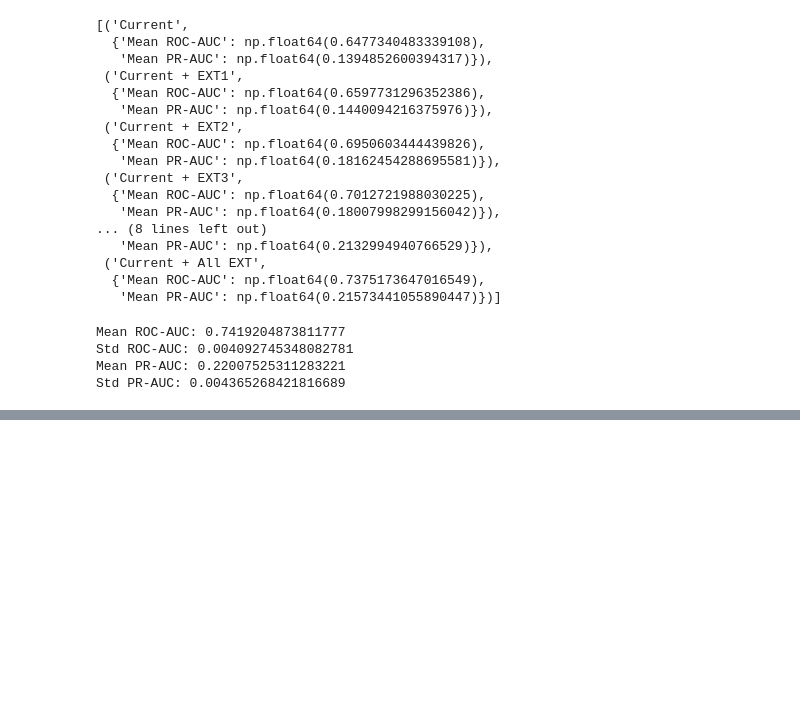
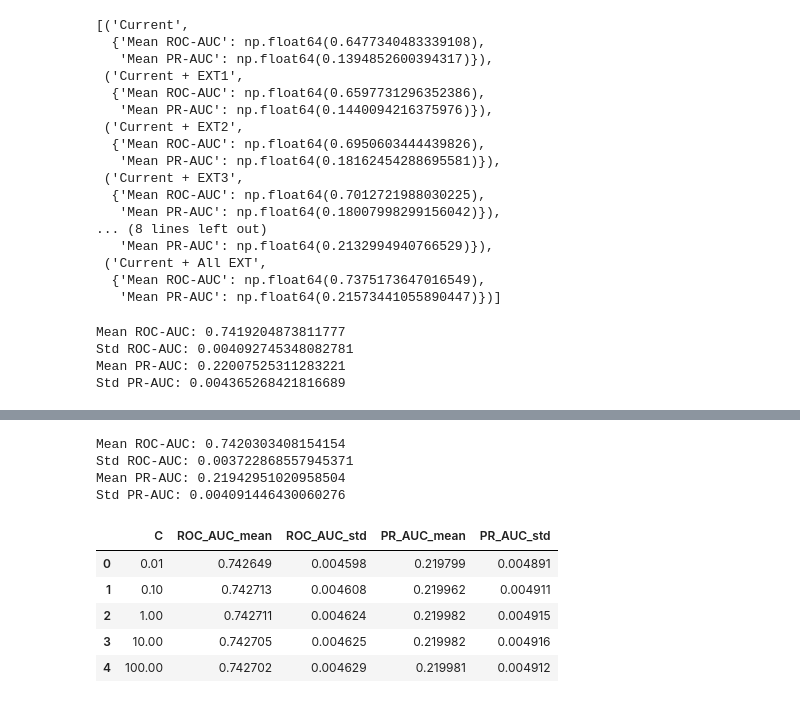
Before and after one commit to blu3-bird/hands-on, a Jupyter notebook: notebooks/default_risk_analysis.ipynb, the cells around one changed output, grey strips where cells are left out. Cells and saved outputs as stored; diff of their text form; code cells hidden in the pictures; blank space fills up the shorter version.

```diff
--- a/notebooks/default_risk_analysis.ipynb
+++ b/notebooks/default_risk_analysis.ipynb
@@ -4150,0 +4197,54 @@ Std PR-AUC: 0.004365268421816689
+# %%
+X = df[features_v8]
+y = df["TARGET"]
+
+X_train, X_val, y_train, y_val = train_test_split(
+    X,
+    y,
+    test_size=0.20,
+    random_state=42
+)
+
+cv = StratifiedKFold(
+    n_splits=5,
+    shuffle=True,
+    random_state=42
+)
+
+cv_results = cross_validate(
+    model_SVM,
+    X_train,
+    y_train,
+    cv=cv,
+    scoring={
+        "roc_auc": "roc_auc",
+        "pr_auc": "average_precision"
+    },
+    n_jobs=-1,
+    return_train_score=True
+)
+# %%
+print(
+    "Mean ROC-AUC:",
+    cv_results["test_roc_auc"].mean()
+)
+
+print(
+    "Std ROC-AUC:",
+    cv_results["test_roc_auc"].std()
+)
+
+print(
+    "Mean PR-AUC:",
+    cv_results["test_pr_auc"].mean()
+)
+
+print(
+    "Std PR-AUC:",
+    cv_results["test_pr_auc"].std()
+)
+# %% [output]
+Mean ROC-AUC: 0.7420303408154154
+Std ROC-AUC: 0.003722868557945371
+Mean PR-AUC: 0.21942951020958504
+Std PR-AUC: 0.004091446430060276
@@ -4150,0 +4291,13 @@ Std PR-AUC: 0.004365268421816689
+# %%
+import pandas as pd
+
+svm_results_df = pd.DataFrame(svm_results)
+
+svm_results_df
+# %% [output]
+|  | C | ROC_AUC_mean | ROC_AUC_std | PR_AUC_mean | PR_AUC_std |
+| 0 | 0.01 | 0.742649 | 0.004598 | 0.219799 | 0.004891 |
+| 1 | 0.10 | 0.742713 | 0.004608 | 0.219962 | 0.004911 |
+| 2 | 1.00 | 0.742711 | 0.004624 | 0.219982 | 0.004915 |
+| 3 | 10.00 | 0.742705 | 0.004625 | 0.219982 | 0.004916 |
+| 4 | 100.00 | 0.742702 | 0.004629 | 0.219981 | 0.004912 |
```
Also changed, not shown: parts of 7 cells of this notebook.
